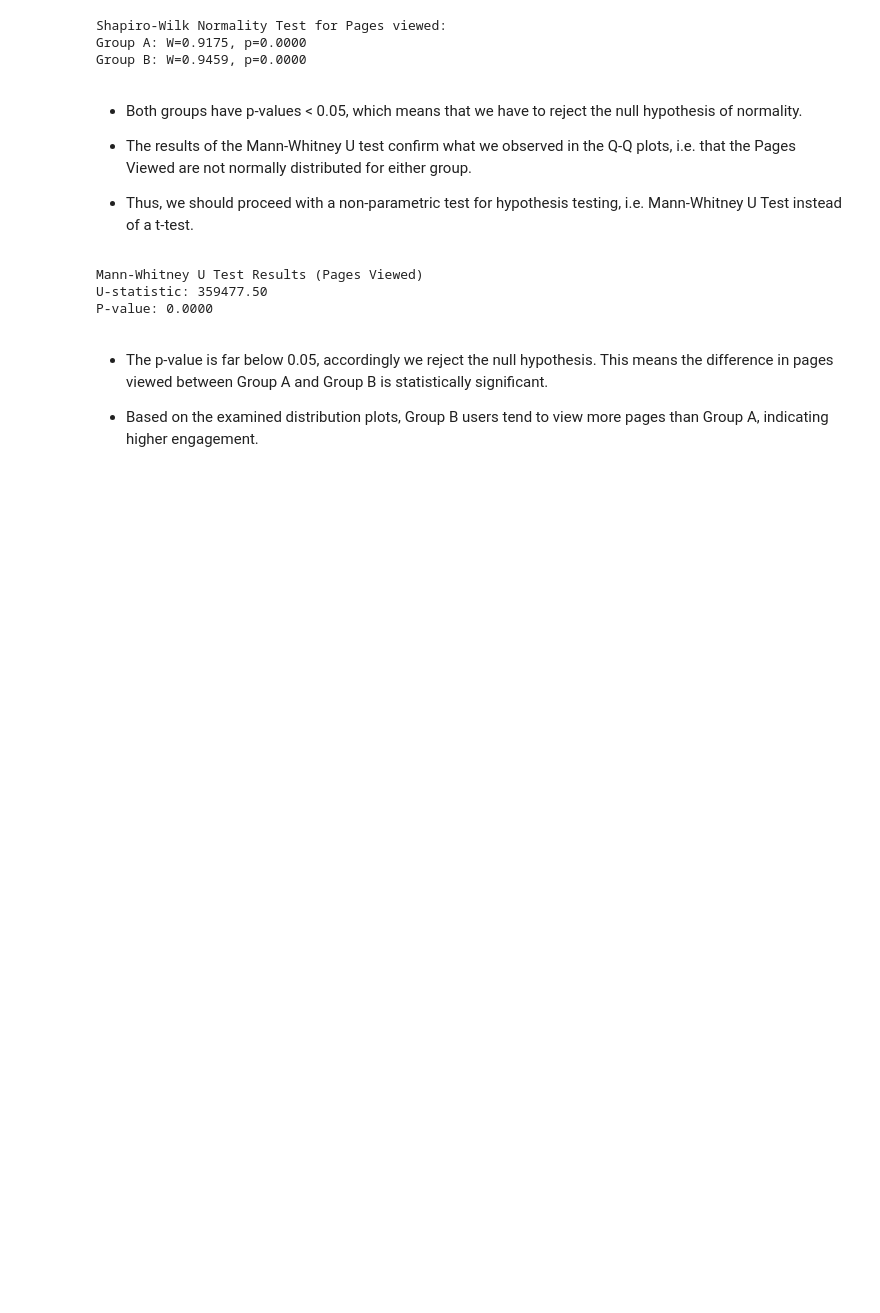
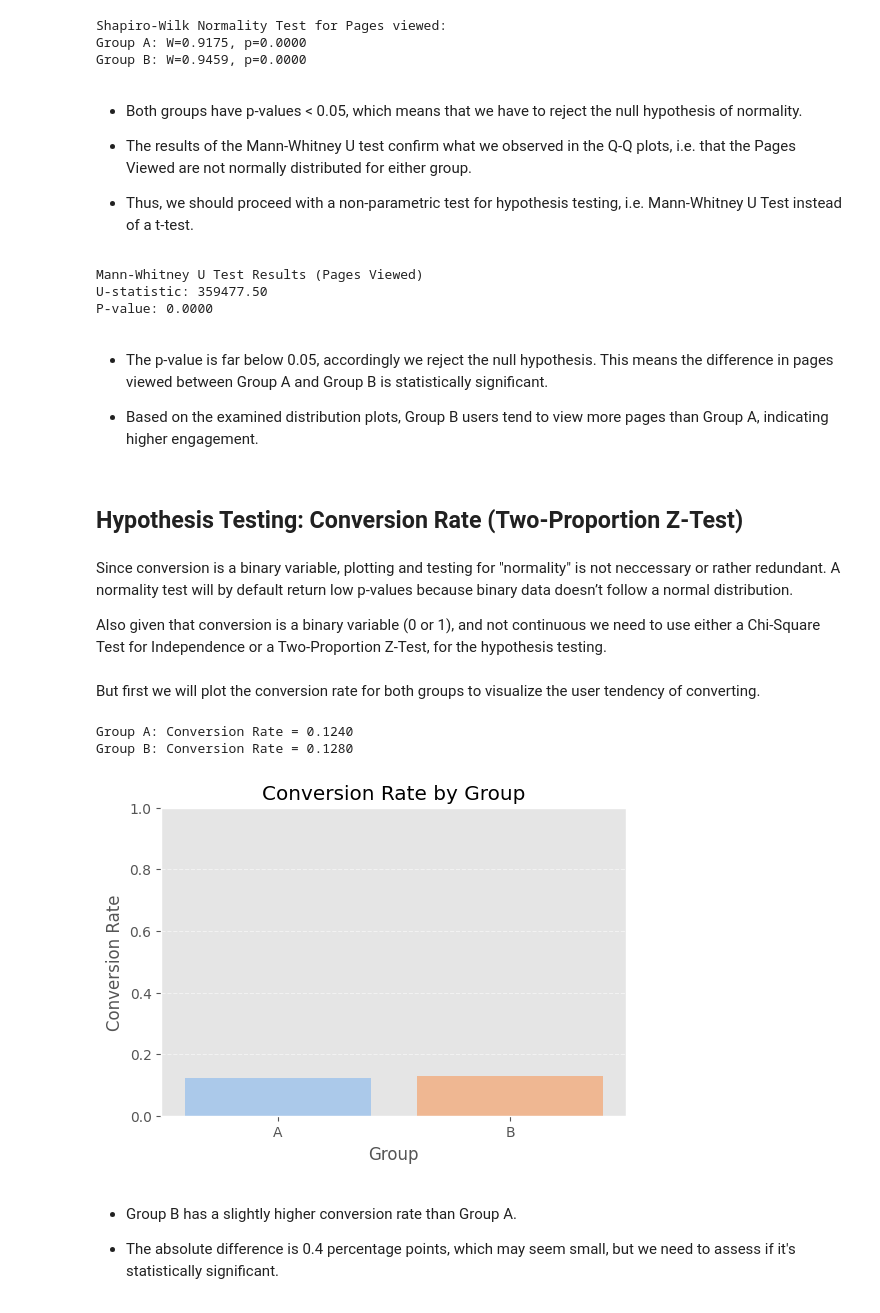
Before and after one commit to ameleha/ab-testing-simulation, a Jupyter notebook: notebooks/ab_test_analysis.ipynb.ipynb, the cells around one changed output. Drawn from its saved outputs; the diff is of its cells as text; code cells hidden in the pictures; blank space fills up the shorter version.

```diff
--- a/notebooks/ab_test_analysis.ipynb.ipynb
+++ b/notebooks/ab_test_analysis.ipynb.ipynb
@@ -282,3 +286,38 @@ P-value: 0.0000
 - The p-value is far below 0.05, accordingly we reject the null hypothesis. This means the difference in pages viewed between Group A and Group B is statistically significant.
 
 - Based on the examined distribution plots, Group B users tend to view more pages than Group A, indicating higher engagement.
+# %% [markdown]
+## Hypothesis Testing: Conversion Rate (Two-Proportion Z-Test)
+# %% [markdown]
+Since conversion is a binary variable, plotting and testing for "normality" is not neccessary or rather redundant. A normality test will by default return low p-values because binary data doesn’t follow a normal distribution.
+
+Also given that conversion is a binary variable (0 or 1), and not continuous we need to use either a Chi-Square Test for Independence or a Two-Proportion Z-Test, for the hypothesis testing.
+# %% [markdown]
+But first we will plot the conversion rate for both groups to visualize the user tendency of converting.
+# %%
+# Calculating conversion rates
+conversion_rates = df.groupby('group')['converted'].mean().reset_index()
+
+# Printing numeric conversion rates
+for _, row in conversion_rates.iterrows():
+    print(f"Group {row['group']}: Conversion Rate = {row['converted']:.4f}")
+
+# Bar plot
+plt.figure(figsize=(6, 4))
+sns.barplot(data=conversion_rates, x='group', y='converted', palette='pastel', hue= 'group')
+
+plt.title('Conversion Rate by Group')
+plt.ylabel('Conversion Rate')
+plt.xlabel('Group')
+plt.ylim(0, 1)
+plt.grid(axis='y', linestyle='--', alpha=0.5)
+
+plt.show()
+# %% [output]
+Group A: Conversion Rate = 0.1240
+Group B: Conversion Rate = 0.1280
+[figure, added]
+# %% [markdown]
+- Group B has a slightly higher conversion rate than Group A.
+
+- The absolute difference is 0.4 percentage points, which may seem small, but we need to assess if it's statistically significant.
```
Also changed, not shown: parts of 3 cells of this notebook.
